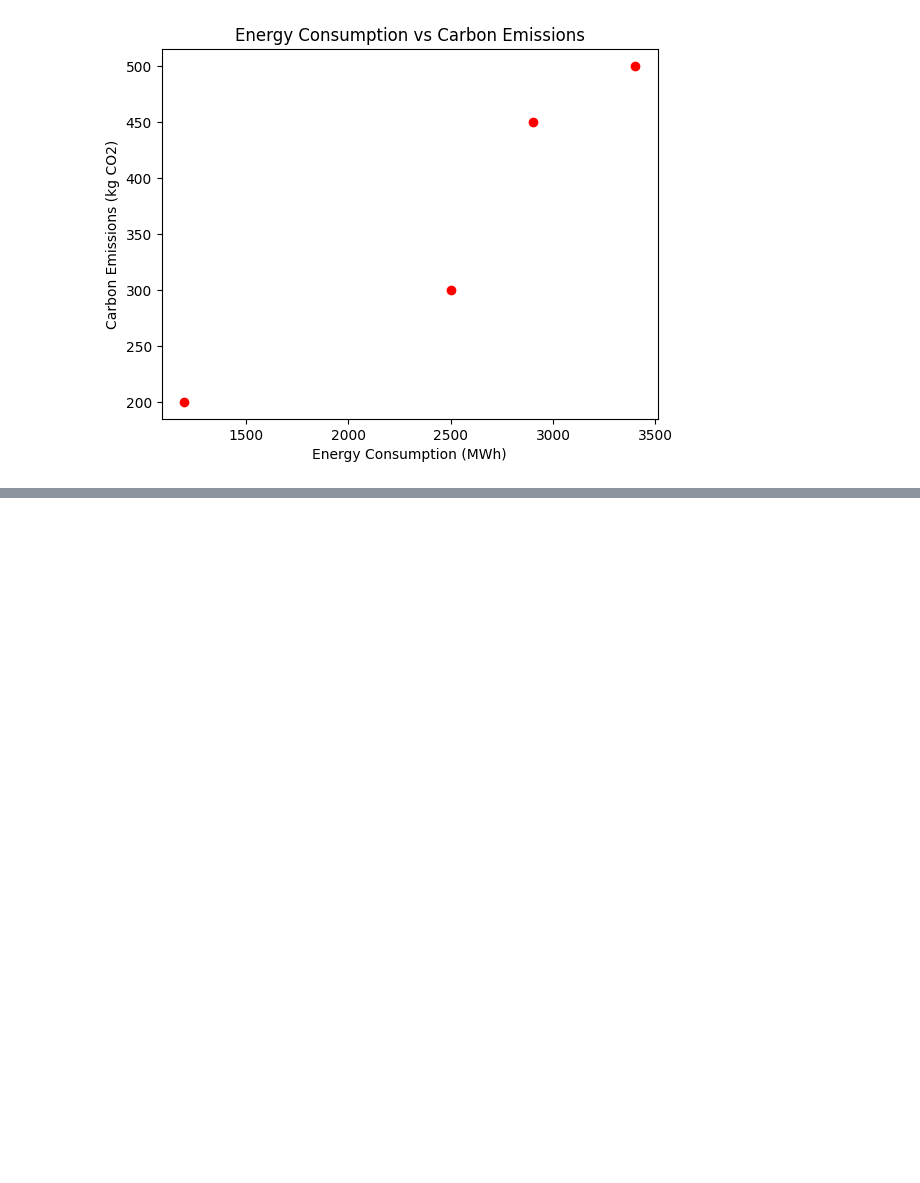
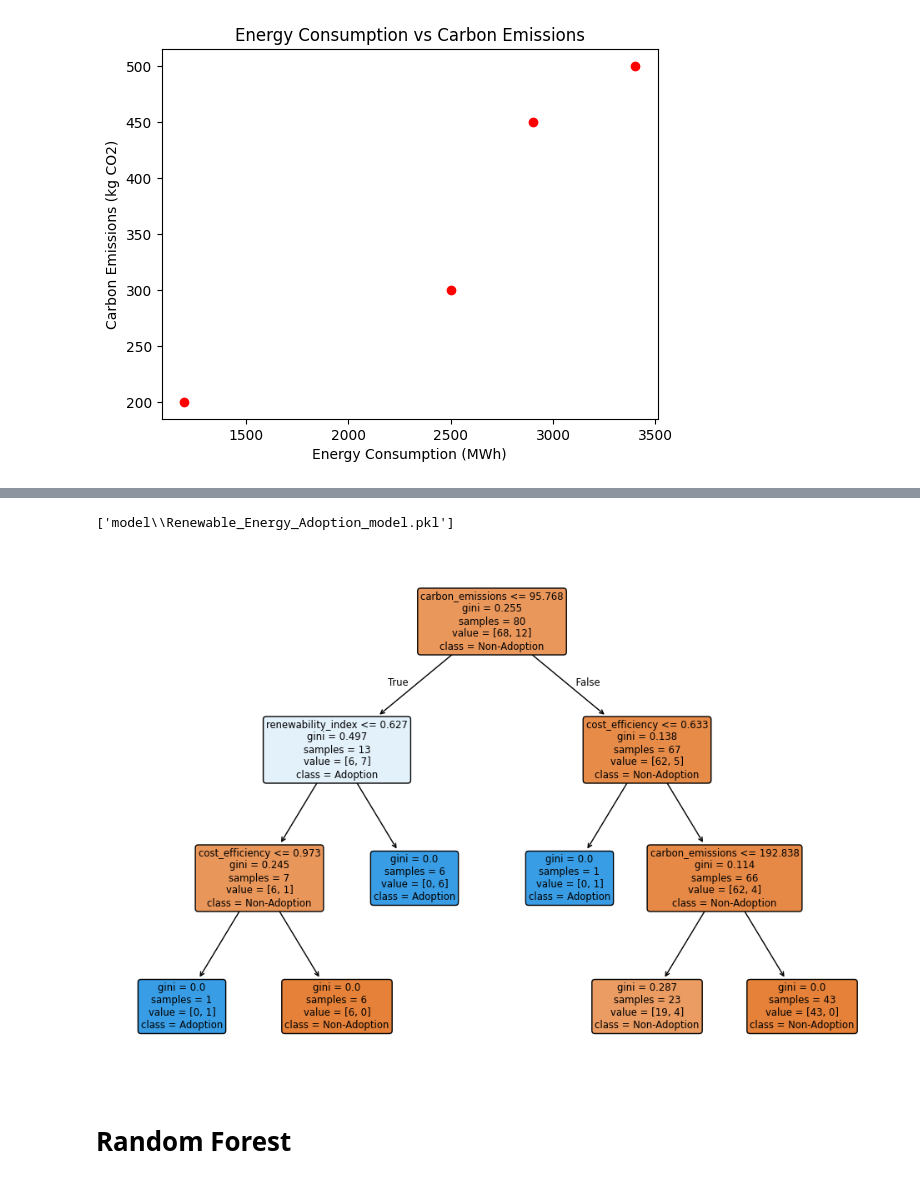
Before and after one commit to DevanshuSawarkar/Advanced_Green_and_AI_Skills_Workshop, a Jupyter notebook: 1_basics_of_python.ipynb, the cells around one changed output, grey strips where cells are left out. Cells and saved outputs as stored; diff of their text form; code cells hidden in the pictures; blank space fills up the shorter version.

```diff
--- a/1_basics_of_python.ipynb
+++ b/1_basics_of_python.ipynb
@@ -1068,0 +1294,4 @@ plt.show()
+# %%
+# Load the dataset
+data = pd.read_csv(r'dataset\Renewable_Energy_Adoption.csv')
+data.head()
@@ -1068,0 +1351,15 @@ plt.show()
+# %%
+import joblib
+# Save the model to a file
+joblib.dump(model, r'model\Renewable_Energy_Adoption_model.pkl')
+# %% [output]
+['model\\Renewable_Energy_Adoption_model.pkl']
+# %%
+plt.figure(figsize=(12, 8))
+plot_tree(model, feature_names=X.columns, class_names=['Non-Adoption', 'Adoption'], filled=True, rounded=True)
+plt.savefig('dt1.png')
+plt.show()
+# %% [output]
+[figure, added]
+# %% [markdown]
+# Random Forest
```
Also changed, not shown: parts of 53 cells of this notebook, 3 other files.
